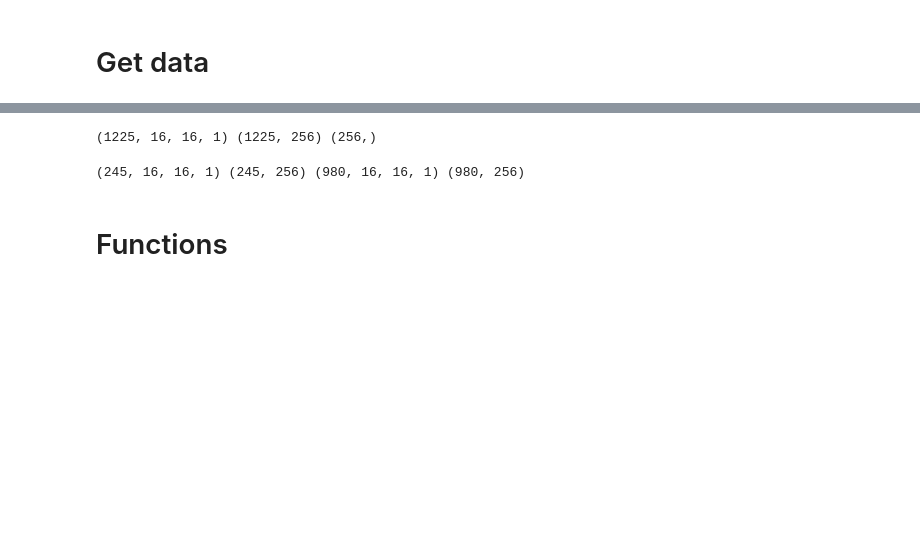
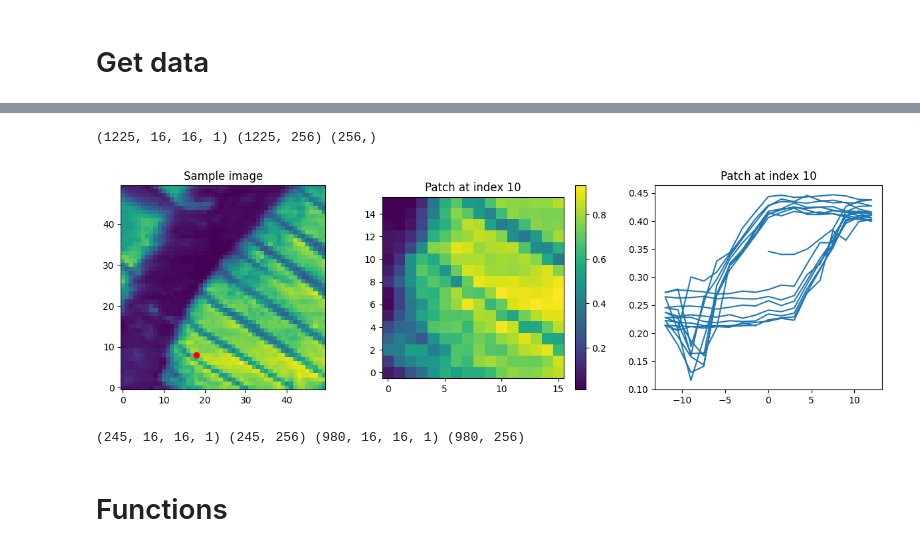
Before and after one commit to gnganesh99/im2spec_bnn, a Jupyter notebook: pbnn_im2spec.ipynb, the cells around one changed output, grey strips where cells are left out. Saved outputs shown, nothing was run; the diff lists cells and outputs as text; code cells hidden in the pictures; blank space fills up the shorter version.

```diff
--- a/pbnn_im2spec.ipynb
+++ b/pbnn_im2spec.ipynb
@@ -64,30 +76,31 @@ Value Range: 0.0 1.0 0.0 1.0
 # %%
 #images, spectra, coordinates = paired_images_spectra_1(full_image, cits_obj, hyperspectra, window_size = 20, coordinate_step = 10, image_norm=False, spectra_norm = False)
 window_size = 16
 images, spectra, coordinates, vstep = BEPS_image_spectral_pairs(beps_file, window_size = window_size, add_channel_NHWC=True)
 
 print(images.shape, spectra.shape, vstep.shape)
 h,w = images.shape[1], images.shape[2]
 target_dim = spectra.shape[1]
 
-# fig, ax = plt.subplots(1, 3, figsize = (15, 4))
+fig, ax = plt.subplots(1, 3, figsize = (15, 4))
 
-# idx = 10
+idx = 10
 
-# ax[0].imshow(full_image, origin = 'lower')
-# ax[0].scatter(coordinates[idx, 1], coordinates[idx, 0], c ="r")
-# ax[0].set_title("Sample image")
+ax[0].imshow(full_image, origin = 'lower')
+ax[0].scatter(coordinates[idx, 1], coordinates[idx, 0], c ="r")
+ax[0].set_title("Sample image")
 
 
-# im = ax[1].imshow(images[idx], origin = 'lower')
-# fig.colorbar(im, ax=ax[1])
-# ax[1].set_title(f"Patch at index {idx}")
-# ax[2].plot(vstep, spectra[idx])
-# ax[2].set_title(f"Patch at index {idx}")
+im = ax[1].imshow(images[idx], origin = 'lower')
+fig.colorbar(im, ax=ax[1])
+ax[1].set_title(f"Patch at index {idx}")
+ax[2].plot(vstep, spectra[idx])
+ax[2].set_title(f"Patch at index {idx}")
 
-# plt.show()
+plt.show()
 # %% [output]
 (1225, 16, 16, 1) (1225, 256) (256,)
+[figure, added]
 # %%
 
 in_dim = images[0].shape  # Input dimensions (image height and width)
```
Also changed, not shown: parts of 14 cells of this notebook.
